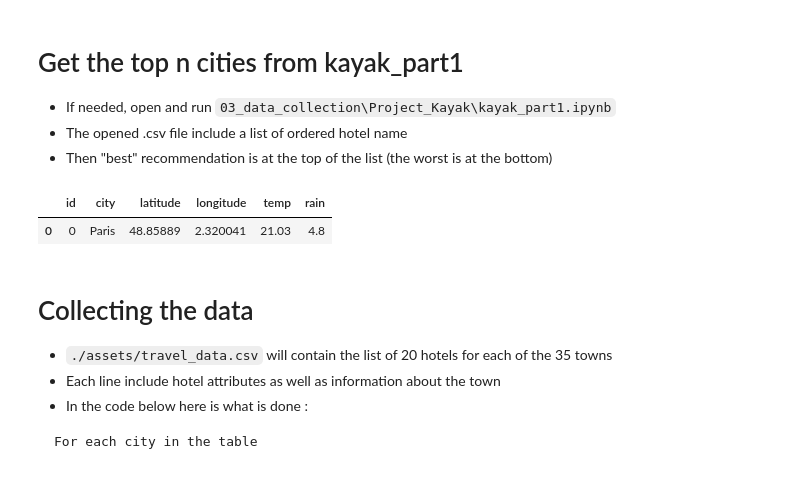
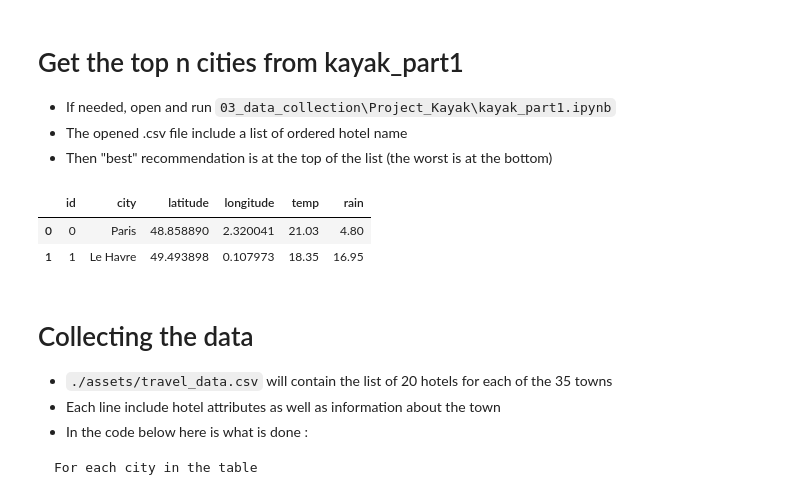
Before and after one commit to 40tude/02_Data-Science_Fullstack_march_2024, a Jupyter notebook: 03_data_collection/99_Project_Kayak/kayak_part2.ipynb, the cells around one changed output. Saved outputs shown, nothing was run; the diff lists cells and outputs as text; code cells hidden in the pictures.

```diff
--- a/03_data_collection/99_Project_Kayak/kayak_part2.ipynb
+++ b/03_data_collection/99_Project_Kayak/kayak_part2.ipynb
@@ -117,12 +117,13 @@ k_Current_dir = Path.cwd()
 # %%
 
 # df_cities = pd.read_csv(k_Current_dir/kAssetsDir/kFilename)              # comment this line or the one below
-df_cities = pd.read_csv(k_Current_dir/k.AssetsDir/k.Filename, nrows = 1)   # for testing purpose set n = 1... up to the number of cities in the file k.Filename
+df_cities = pd.read_csv(k_Current_dir/k.AssetsDir/k.Filename, nrows = 2)   # for testing purpose set n = 1... up to the number of cities in the file k.Filename
 df_cities.rename(columns={"Unnamed: 0": "id"}, inplace=True)
 df_cities.head(10)
 # %% [output]
 |  | id | city | latitude | longitude | temp | rain |
-| 0 | 0 | Paris | 48.85889 | 2.320041 | 21.03 | 4.8 |
+| 0 | 0 | Paris | 48.858890 | 2.320041 | 21.03 | 4.80 |
+| 1 | 1 | Le Havre | 49.493898 | 0.107973 | 18.35 | 16.95 |
 # %%
 def generate_hotels_list_file(row):
 
```
Also changed, not shown: parts of 4 cells of this notebook, 10 other files.
